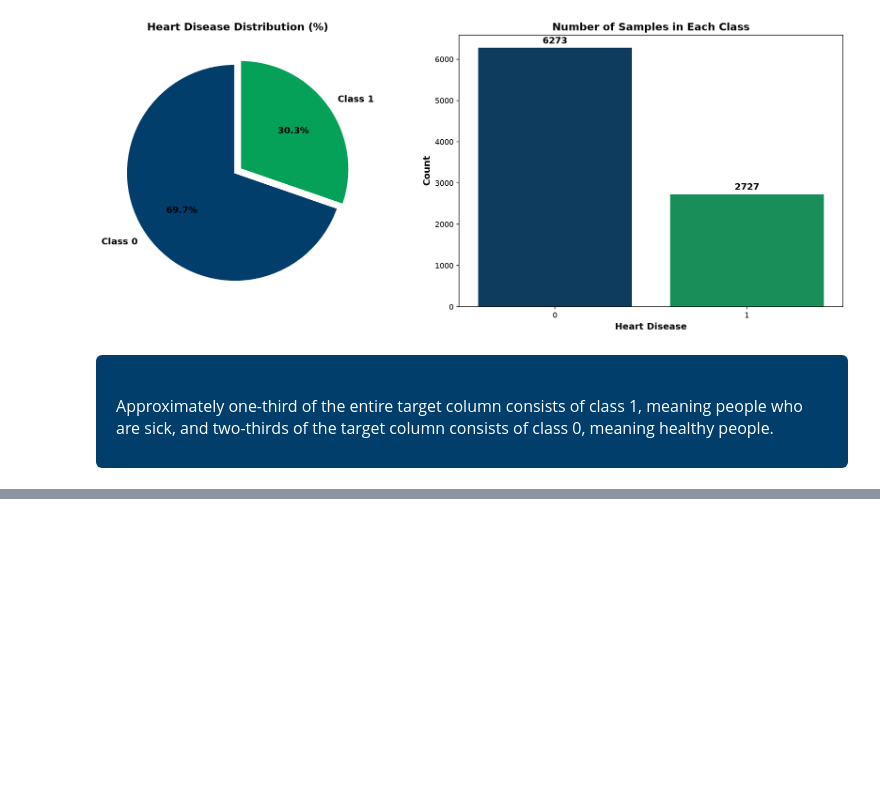
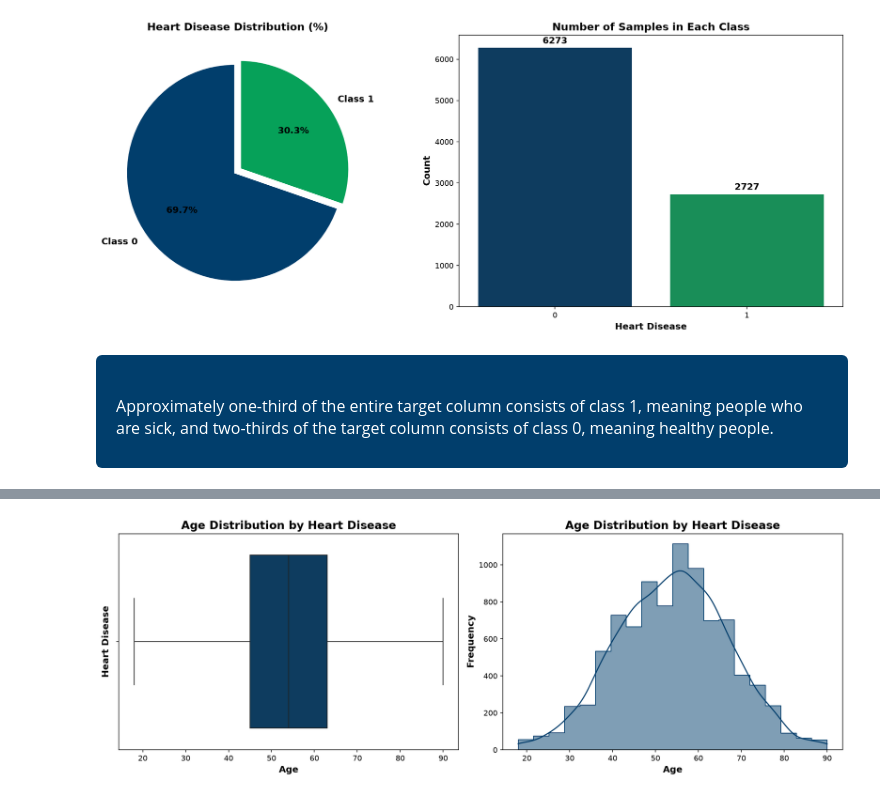
Before and after one commit to alimotamed-py/Kenko, a Jupyter notebook: ML/notebook/heart_disease.ipynb, the cells around one changed output, grey strips where cells are left out. Cells and saved outputs as stored; diff of their text form; code cells hidden in the pictures; blank space fills up the shorter version.

```diff
--- a/ML/notebook/heart_disease.ipynb
+++ b/ML/notebook/heart_disease.ipynb
@@ -510,0 +519,21 @@ Approximately one-third of the entire target column consists of class 1, meaning
+# %%
+fig, axes = plt.subplots(1, 2, figsize=(14, 5), dpi=150)
+
+# ================= Boxplot =================
+sns.boxplot(data=data, x="age", ax=axes[0], color="#013e6c")
+
+axes[0].set_title("Age Distribution by Heart Disease", fontsize=15, fontweight="bold")
+axes[0].set_xlabel("Age", fontsize=12, fontweight="bold")
+axes[0].set_ylabel("Heart Disease", fontsize=12, fontweight="bold")
+
+# ================= Histogram =================
+sns.histplot(data=data, x="age", bins=20, kde=True, element="step", ax=axes[1], color="#013e6c")
+
+axes[1].set_title("Age Distribution by Heart Disease", fontsize=15, fontweight="bold")
+axes[1].set_xlabel("Age", fontsize=12, fontweight="bold")
+axes[1].set_ylabel("Frequency", fontsize=12, fontweight="bold")
+
+plt.tight_layout()
+plt.show()
+# %% [output]
+[figure, added]
```
Also changed, not shown: parts of 10 cells of this notebook.
